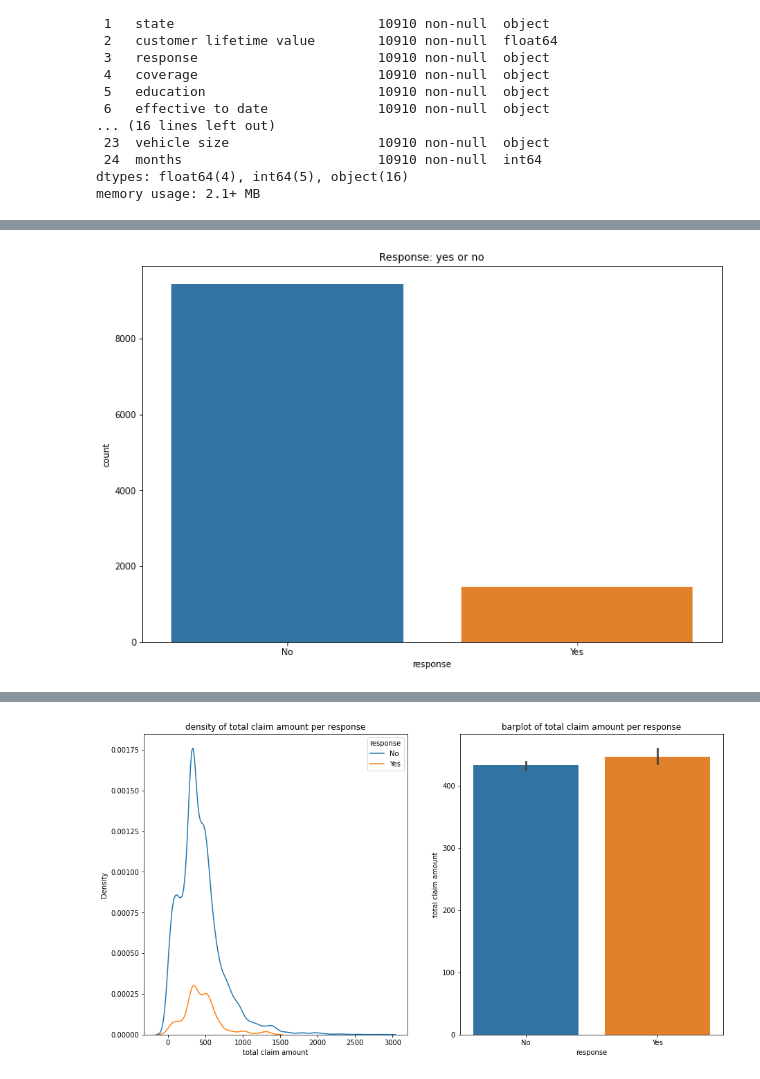
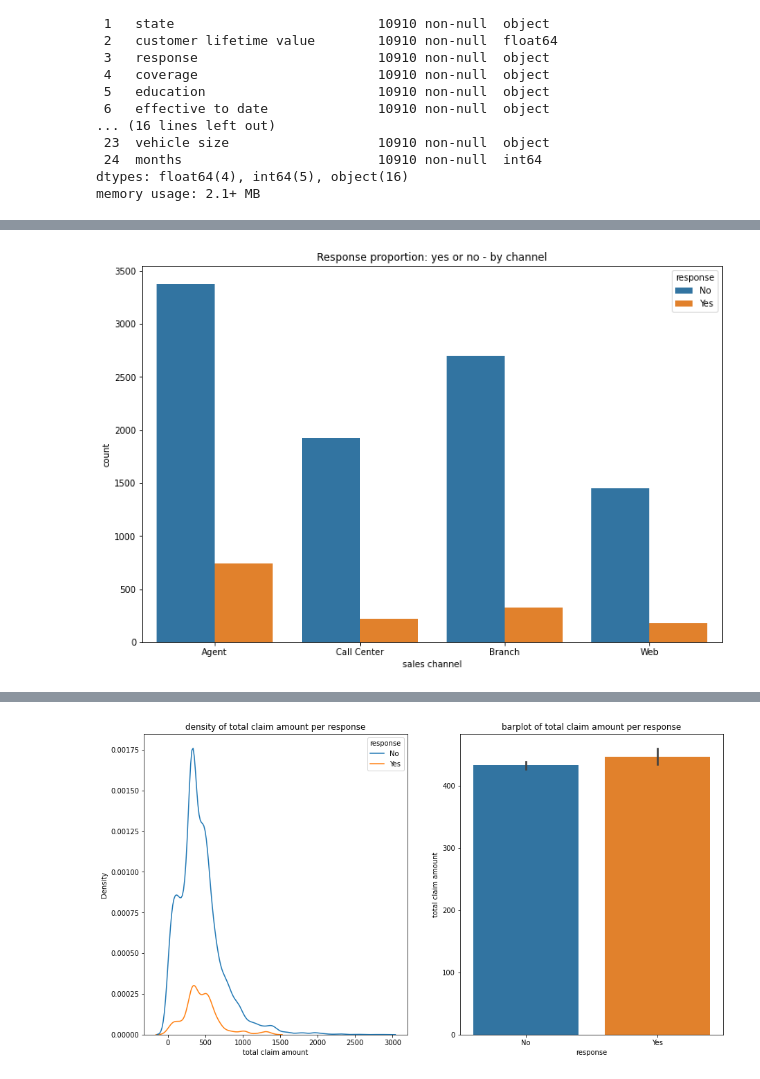
Before and after one commit to sergioaisolutions/lab-customer-analysis-round-3, a Jupyter notebook: solution.ipynb, the cells around one changed output, grey strips where cells are left out. Drawn from its saved outputs; the diff is of its cells as text; code cells hidden in the pictures.

Commit message:
plot corrections and additions

```diff
--- a/solution.ipynb
+++ b/solution.ipynb
@@ -40,7 +59,7 @@ mkt_data.describe().T
 # %%
 fig = plt.figure(figsize = (12,8))
-plt.title('Response: yes or no')
-sns.countplot(x = 'response', data = mkt_data)
+plt.title('Response proportion: yes or no - by channel')
+sns.countplot(x = 'sales channel', hue = 'response', data = mkt_data)
 plt.show()
 # %% [output]
-[figure, old version]
+[figure, new version]
```
Also changed, not shown: parts of 3 cells of this notebook.
